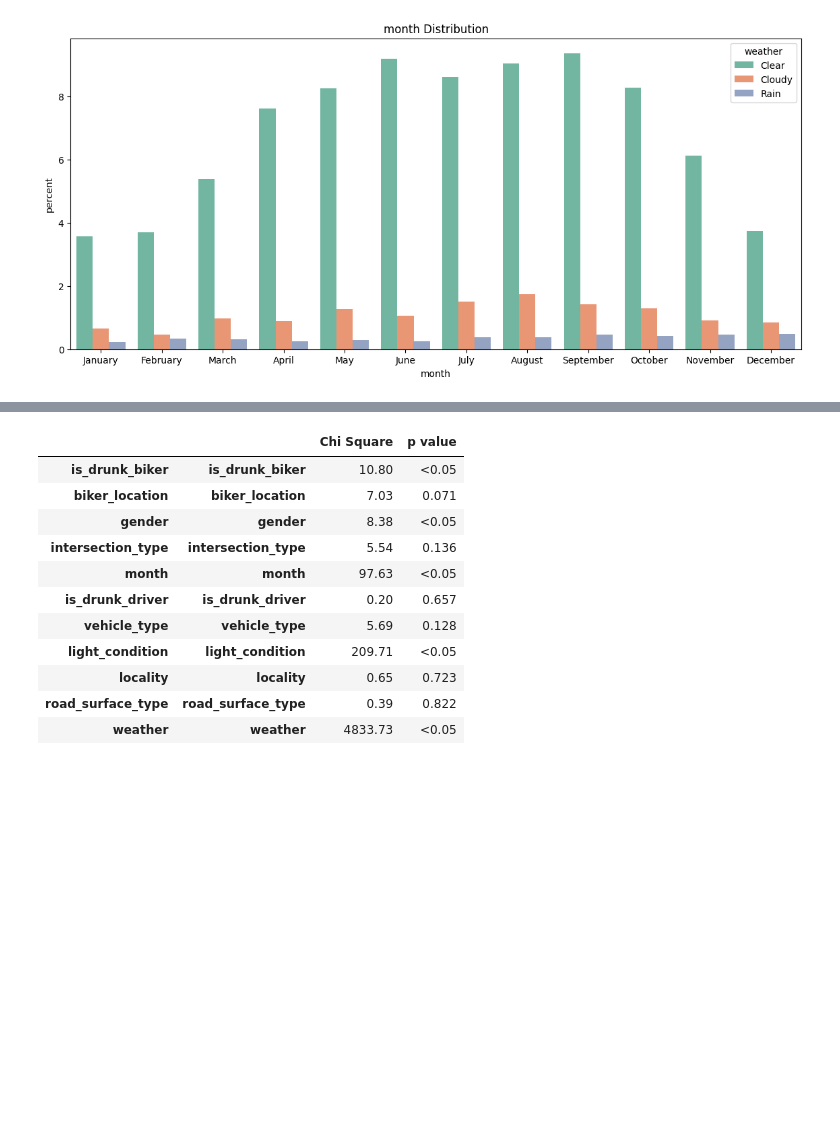
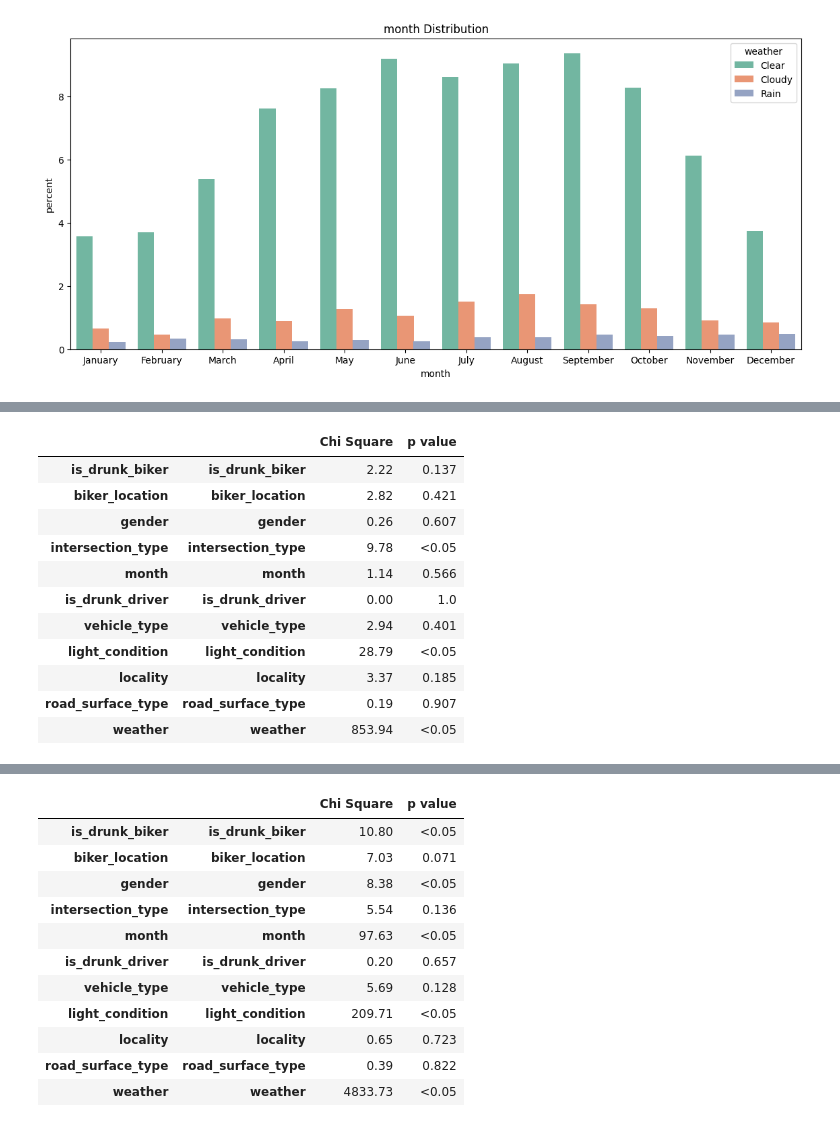
Before and after one commit to maayan-aytek/BikeCrashCausalInference, a Jupyter notebook: EDA.ipynb, the cells around one changed output, grey strips where cells are left out. Cells and saved outputs as stored; diff of their text form; code cells hidden in the pictures; blank space fills up the shorter version.

```diff
--- a/EDA.ipynb
+++ b/EDA.ipynb
@@ -76,0 +89,18 @@ dist_by_y, chi_by_y = print_independence_table(df, seperator_col=Y)
+# %%
+# 'November', 'January', 'February'
+# 'April', 'June', 'May', 'August', 'September', 'October', 'July', 'March'
+_, t = print_independence_table(df[df['month'].isin(['November', 'January', 'February'])], seperator_col=T_CATEGORY)
+t
+# %% [output]
+|  |  | Chi Square | p value |
+| is_drunk_biker | is_drunk_biker | 2.22 | 0.137 |
+| biker_location | biker_location | 2.82 | 0.421 |
+| gender | gender | 0.26 | 0.607 |
+| intersection_type | intersection_type | 9.78 | <0.05 |
+| month | month | 1.14 | 0.566 |
+| is_drunk_driver | is_drunk_driver | 0.00 | 1.0 |
+| vehicle_type | vehicle_type | 2.94 | 0.401 |
+| light_condition | light_condition | 28.79 | <0.05 |
+| locality | locality | 3.37 | 0.185 |
+| road_surface_type | road_surface_type | 0.19 | 0.907 |
+| weather | weather | 853.94 | <0.05 |
```
Also changed, not shown: parts of 4 cells of this notebook, 3 other files.
